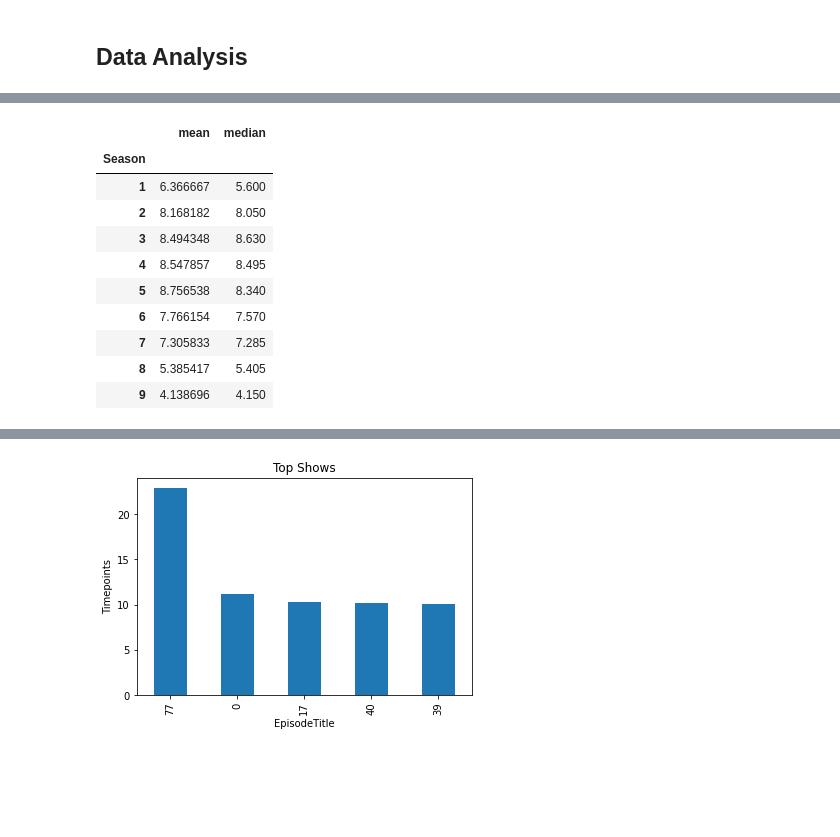
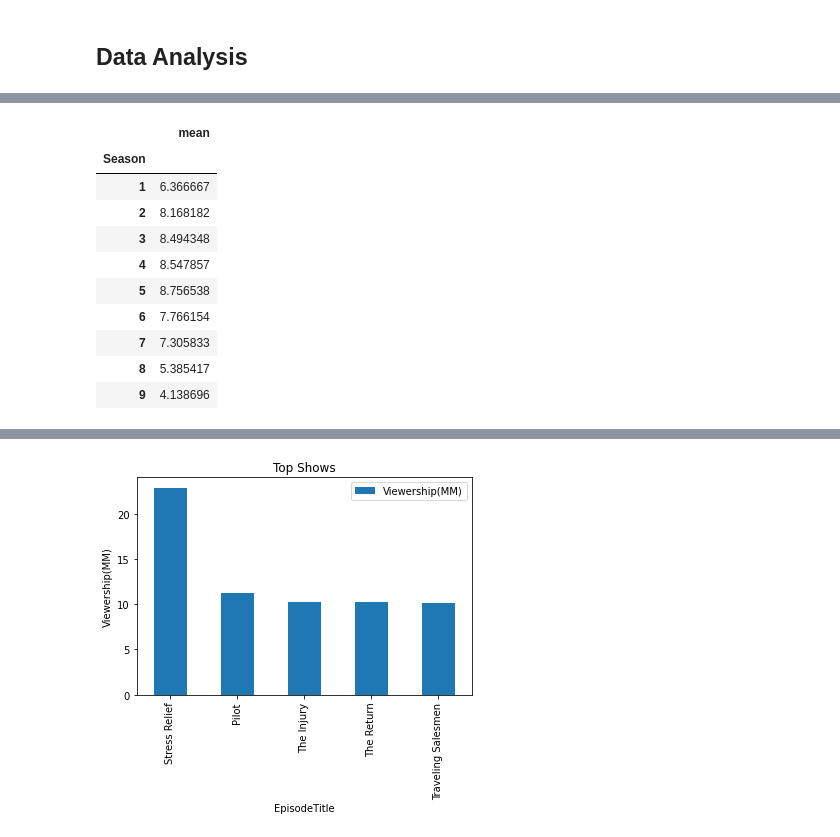
Before and after one commit to Mvillarreal88/the_office_analysis, a Jupyter notebook: data_analysis.ipynb, the cells around one changed output, grey strips where cells are left out. Drawn from its saved outputs; the diff is of its cells as text; code cells hidden in the pictures; blank space fills up the shorter version.

Commit message:
Fixed bar chart

```diff
--- a/data_analysis.ipynb
+++ b/data_analysis.ipynb
@@ -52,20 +52,20 @@ office_clean.head()
 | 4 | 1 | Basketball | 8.4 | 4294 | 5.0 | 23 | 19 April 2005 | NaN | Greg Daniels | ... |
 # %%
 # Using the aggregation method, produce summary statistics in a single line
-view_agg_df = office_clean.groupby(['Season'])['Viewership(MM)'].agg(['mean', 'median'])
+view_agg_df = office_clean.groupby(['Season'])['Viewership(MM)'].agg(['mean'])
 view_agg_df
 # %% [output]
-|  | mean | median |
-| Season |  |  |
-| 1 | 6.366667 | 5.600 |
-| 2 | 8.168182 | 8.050 |
-| 3 | 8.494348 | 8.630 |
-| 4 | 8.547857 | 8.495 |
-| 5 | 8.756538 | 8.340 |
-| 6 | 7.766154 | 7.570 |
-| 7 | 7.305833 | 7.285 |
-| 8 | 5.385417 | 5.405 |
-| 9 | 4.138696 | 4.150 |
+|  | mean |
+| Season |  |
+| 1 | 6.366667 |
+| 2 | 8.168182 |
+| 3 | 8.494348 |
+| 4 | 8.547857 |
+| 5 | 8.756538 |
+| 6 | 7.766154 |
+| 7 | 7.305833 |
+| 8 | 5.385417 |
+| 9 | 4.138696 |
 # %%
 top_episodes = office_clean.nlargest(5, ['Viewership(MM)'])
 
@@ -79,13 +79,10 @@ top_episodes
 | 40 | 3 | The Return | 8.8 | 3211 | 10.20 | 28 | 18 January 2007 | NaN | Greg Daniels | ... |
 | 39 | 3 | Traveling Salesmen | 8.6 | 3053 | 10.12 | 22 | 11 January 2007 | NaN | Greg Daniels | ... |
 # %%
-# Generate a bar plot showing the top shows using Pandas.
-
-regim_plot = top_episodes['Viewership(MM)']
-regim_plot.plot(kind="bar")
+top_episodes.plot(x="EpisodeTitle", y="Viewership(MM)", kind="bar")
 plt.title("Top Shows")
-plt.ylabel("Timepoints")
-plt.xlabel("EpisodeTitle")
+plt.ylabel("Viewership(MM)")
+plt.xlabel('EpisodeTitle')
 plt.show()
 # %% [output]
-[figure, old version]
+[figure, new version]
```
